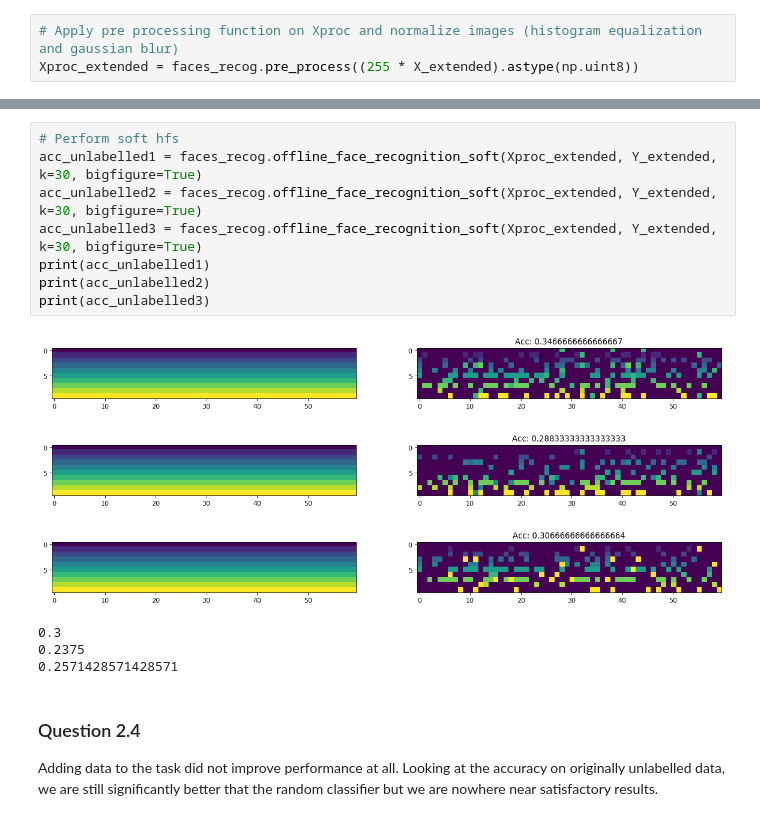
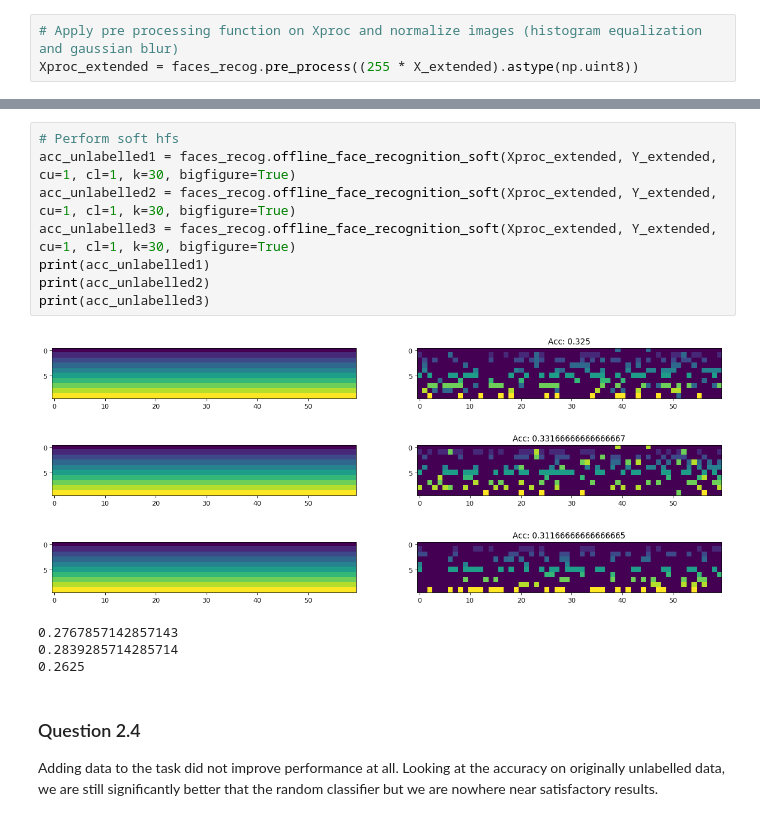
Before and after one commit to BoucheDimitri/TP2_GML, a Jupyter notebook: TP2.ipynb, the cells around one changed output, grey strips where cells are left out. Drawn from its saved outputs; the diff is of its cells as text.

```diff
--- a/TP2.ipynb
+++ b/TP2.ipynb
@@ -243,18 +247,18 @@ print(acc_unlabelled3)
 # %%
 # Perform soft hfs
-acc_unlabelled1 = faces_recog.offline_face_recognition_soft(Xproc_extended, Y_extended, k=30, bigfigure=True)
-acc_unlabelled2 = faces_recog.offline_face_recognition_soft(Xproc_extended, Y_extended, k=30, bigfigure=True)
-acc_unlabelled3 = faces_recog.offline_face_recognition_soft(Xproc_extended, Y_extended, k=30, bigfigure=True)
+acc_unlabelled1 = faces_recog.offline_face_recognition_soft(Xproc_extended, Y_extended, cu=1, cl=1, k=30, bigfigure=True)
+acc_unlabelled2 = faces_recog.offline_face_recognition_soft(Xproc_extended, Y_extended, cu=1, cl=1, k=30, bigfigure=True)
+acc_unlabelled3 = faces_recog.offline_face_recognition_soft(Xproc_extended, Y_extended, cu=1, cl=1, k=30, bigfigure=True)
 print(acc_unlabelled1)
 print(acc_unlabelled2)
 print(acc_unlabelled3)
 # %% [output]
-[figure, old version]
+[figure, new version]
-[figure, old version]
+[figure, new version]
-[figure, old version]
+[figure, new version]
-0.3
-0.2375
-0.2571428571428571
+0.2767857142857143
+0.2839285714285714
+0.2625
 # %% [markdown]
 ### Question 2.4
 Adding data to the task did not improve performance at all. Looking at the accuracy on originally unlabelled data, we are still significantly better that the random classifier but we are nowhere near satisfactory results.
```
Also changed, not shown: parts of 11 cells of this notebook.
